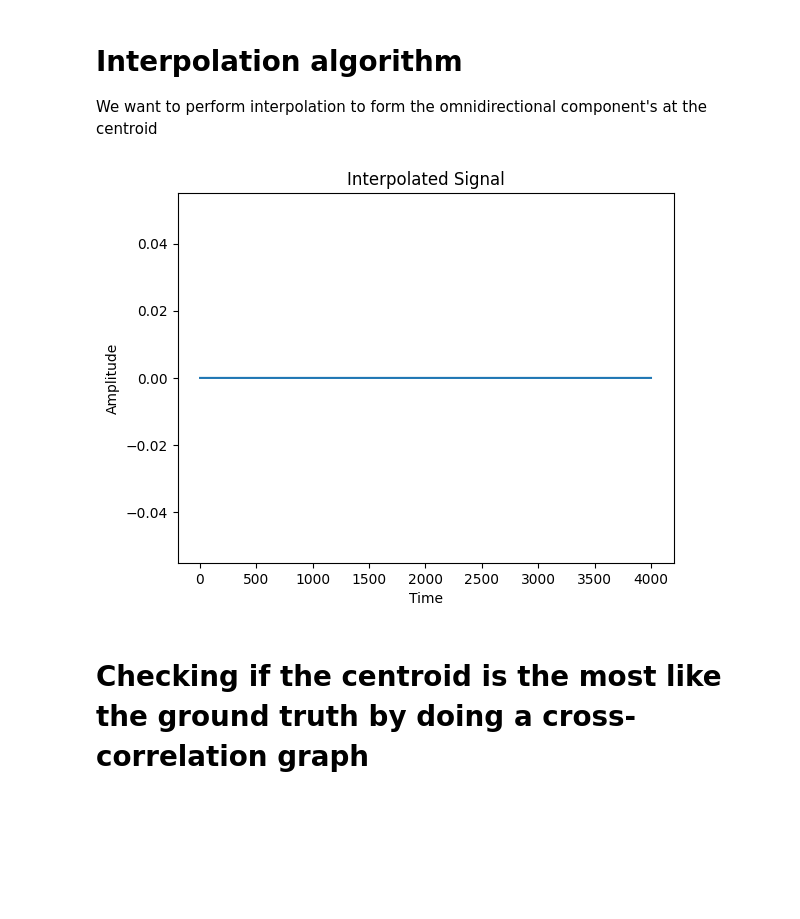
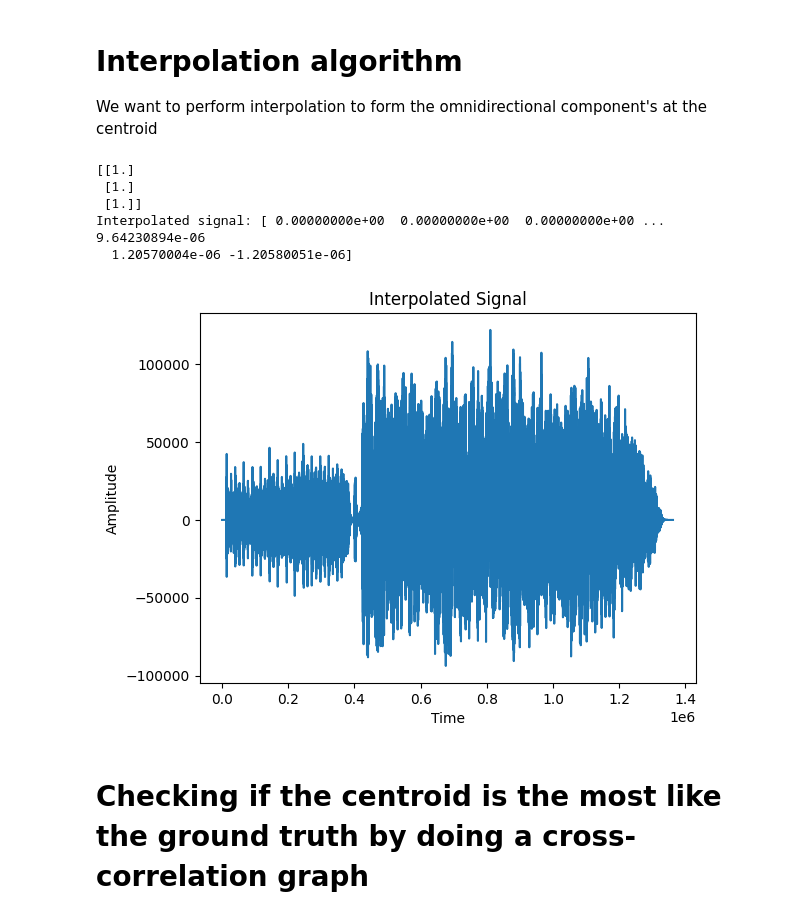
Before and after one commit to tjunjet/room-acoustics-simulator, a Jupyter notebook: simulator.ipynb, the cells around one changed output. Cells and saved outputs as stored; diff of their text form; code cells hidden in the pictures; blank space fills up the shorter version.

```diff
--- a/simulator.ipynb
+++ b/simulator.ipynb
@@ -14,14 +14,16 @@ from pydub import AudioSegment
 
 Inverse Sabine's Formula:
 # %%
-# file_path = 'sounds/A440.wav'
-file_path = 'sounds/timer.wav'
+file_path = 'sounds/A440.wav'
+# file_path = 'sounds/timer.wav'
 # file_path = 'sounds/sweep.wav'
+# file_path = 'sounds/believer.wav'
 
 # import a mono wavfile as the source signal
 # the sampling frequency should match that of the room
 from scipy.io import wavfile
 
+# Function to convert a stereo file to a mono file
 def stereo_to_mono_array(file_path):
     # Load stereo audio file
     audio = AudioSegment.from_wav(file_path)
@@ -34,10 +36,9 @@ def stereo_to_mono_array(file_path):
 
 stereo_to_mono_array(file_path)
 fs, audio = wavfile.read(f"{file_path}_mono.wav")
-print(audio)
 # The desired reverberation time and dimensions of the room
 rt60_tgt = 0.5   # seconds
-room_dim = [3, 3, 3]  # meters
+room_dim = [6, 6, 6]  # meters
 L = 1.28     # Distance between microphones (meters)
 mic_h = 1    # Assume microphone is 1m from the ground
 
@@ -49,8 +50,3 @@ room = pra.ShoeBox(
     room_dim, fs=fs, materials=pra.Material(e_absorption), max_order=max_order,
     use_rand_ism = True, max_rand_disp = 0.05
 )
-
-# # Assume a room without any sort of absorption
-# room = pra.ShoeBox(
-#     room_dim, fs=fs,
-# )
@@ -278,11 +375,11 @@ y_channel = 2
 z_channel = 3
 
 # Defining the microphone positions as a global parameter
-mic_positions = np.zeros((3, 2))
+mic_positions = np.zeros((3, 3))
 
-mic_positions[0, :] = [mic_1_pos[0], mic_1_pos[1]]
-mic_positions[1, :] = [mic_2_pos[0], mic_2_pos[1]]
-mic_positions[2, :] = [mic_3_pos[0], mic_3_pos[1]]
+mic_positions[0, :] = mic_1_pos
+mic_positions[1, :] = mic_2_pos
+mic_positions[2, :] = mic_3_pos
 # %% [markdown]
 # Defining certain functions
 # %%
@@ -361,44 +458,47 @@ We want to perform interpolation to form the omnidirectional component's at the
 # %%
 # In this case, y_m_p is just the
 max_samples = mic_gt_signal.shape[0]# Sample size of mic_gt_signal
 y_m_p = np.zeros((M, P, max_samples))  # Initialize with the maximum number of samples
 
-# Interpolation point will be the same point as the ground truth microphone (Converting to 2D positions)
-interp_point = np.array([mic_gt_pos[0], mic_gt_pos[1]])
+# Interpolation point will be the same point as the ground truth microphone
+interp_point = np.array(mic_gt_pos)
 
 # Compute the distance for all samples at once (This is the d_m function)
 distances = np.array([compute_distance(interp_point, m, triangle_side) for m in range(M)])
 
 # Compute the attenuation coefficients for each microphone using broadcasting (This calculates the a_p(d_m))
 a_p_values = attenuation_and_rebalancing(distances[:, np.newaxis])
-
-mic_1_signal = np.array(mic_1_signal)
-mic_2_signal = np.array(mic_2_signal)
-mic_3_signal = np.array(mic_3_signal)
+print(a_p_values)
 
 # Fitting the y_m_p (p = 1, m is the mic)
-y_1_1 = mic_1_signal
-y_2_1 = mic_2_signal
-y_3_1 = mic_3_signal
+y_1_1 = mic_1_aligned
+y_2_1 = mic_2_aligned
+y_3_1 = mic_3_aligned
 
 # Getting the attenuation values (a1_dm)
 a1_d1 = a_p_values[0, :]
 a1_d2 = a_p_values[1, :]
 a1_d3 = a_p_values[2, :]
 
 x_p = a1_d1 * y_1_1 + a1_d2 * y_2_1 + a1_d3 * y_3_1
-x_p_shortened = x_p[start:end]
+print(f"Interpolated signal: {x_p}")
+x_p_shortened = x_p
 
 # Plotting x_p
 time_axis = np.arange(1, 1 + x_p_shortened.shape[0])
 wavfile.write('generated_mics/output_median4.wav', fs, x_p)
 plt.plot(time_axis, x_p_shortened)
 plt.title('Interpolated Signal')
 plt.xlabel('Time')
 plt.ylabel('Amplitude')
 plt.show()
 # %% [output]
+[[1.]
+ [1.]
+ [1.]]
+Interpolated signal: [ 0.00000000e+00  0.00000000e+00  0.00000000e+00 ...  9.64230894e-06
+  1.20570004e-06 -1.20580051e-06]
-[figure, old version]
+[figure, new version]
 # %% [markdown]
 # Checking if the centroid is the most like the ground truth by doing a cross-correlation graph
 # %%
```
Also changed, not shown: parts of 12 cells of this notebook, 8 other files.
